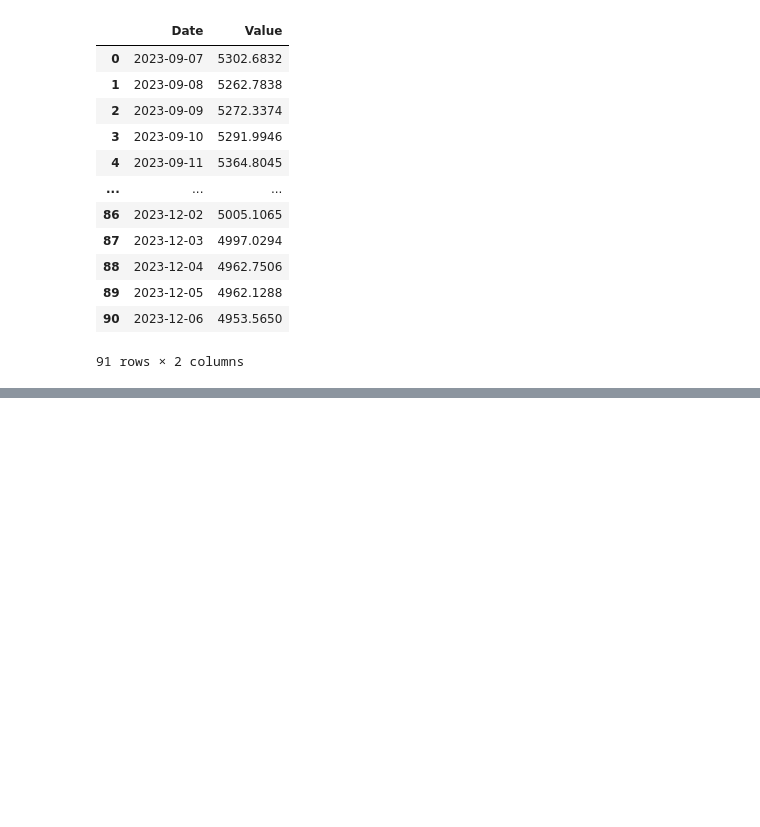
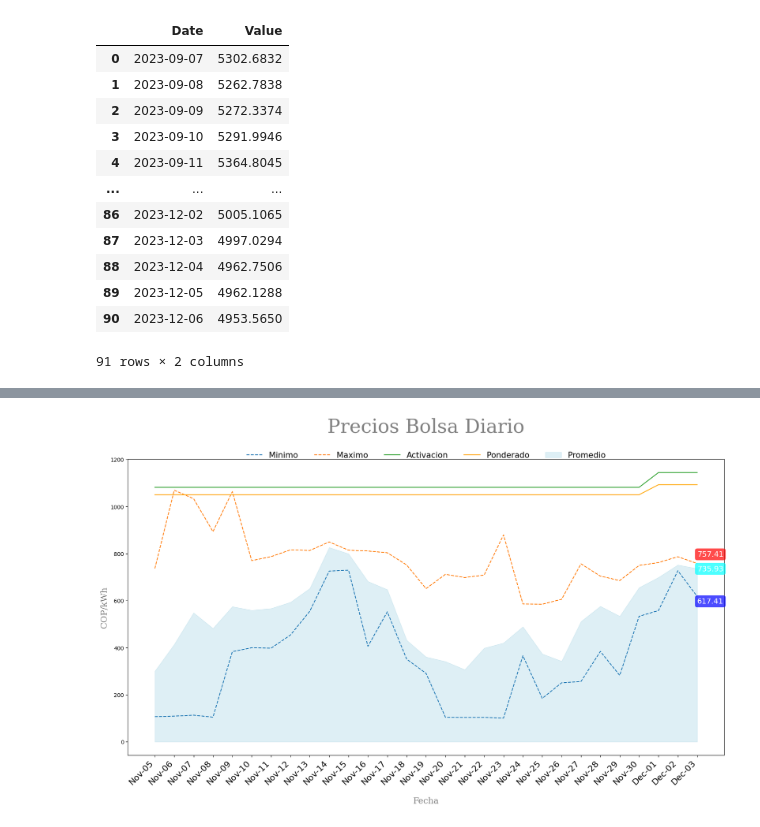
Before and after one commit to Vespidboss243/Graficas-MEM, a Jupyter notebook: graficas_definitivo.ipynb, the cells around one changed output, grey strips where cells are left out. Drawn from its saved outputs; the diff is of its cells as text; code cells hidden in the pictures; blank space fills up the shorter version.

```diff
--- a/graficas_definitivo.ipynb
+++ b/graficas_definitivo.ipynb
@@ -661,0 +786,4 @@ plt.show()
+# %%
+max = df_precios.max(axis=1,numeric_only=True)
+min = df_precios.min(axis=1,numeric_only=True)
+prom = df_precios.mean(axis=1,numeric_only=True)
@@ -661,0 +812,7 @@ plt.show()
+# %%
+objetoAPI = pydataxm.ReadDB()
+df_Activacion = objetoAPI.request_data(
+                        "PrecEscaAct",
+                        "Sistema",
+                        dt.date(2023,11,5),
+                        dt.date(2023,12,3))
@@ -661,0 +841,7 @@ plt.show()
+# %%
+objetoAPI = pydataxm.ReadDB()
+df_Ponderado = objetoAPI.request_data(
+                        "PrecEscaPon",
+                        "Sistema",
+                        dt.date(2023,11,5),
+                        dt.date(2023,12,3))
@@ -661,0 +868,47 @@ plt.show()
+# %%
+fecha = pd.to_datetime(df_demanda['Date'], format="%Y-%m-%d %H:%M:%S")
+
+# Crear una nueva columna 'fecha_formateada' con el nuevo formato
+x= fecha.dt.strftime("%b-%d")
+
+
+#x=df_demanda['Date']
+#porcentaje =  round(((prom.iloc[-1] - min.iloc[-1])/prom.iloc[-1])*100,2)
+
+#porcentaje =  round(((min.iloc[-1]*100)/prom.iloc[-1]),2)
+fig, ax = plt.subplots(1, 1, figsize=(20,10))
+
+ax.plot(x,min,label='Minimo',linestyle='--')
+ax.plot(x,max,label='Maximo',linestyle='--')
+ax.plot(x,df_Activacion['Value'],label='Activacion')
+ax.plot(x,df_Ponderado['Value'],label='Ponderado',color='orange')
+ax.set_title('Precios Bolsa Diario', fontsize=36,fontfamily='serif',pad=50,color='gray',loc='center')
+ax.fill_between(x, prom, color='lightblue', alpha=0.4,label='Promedio')
+ax.set_xticks(x)
+ax.set_xticklabels(x, rotation=45, ha='right',fontsize=16)
+
+
+ax.text(x.iloc[-1], max.iloc[-1]+30,round(max.iloc[-1],2),bbox=dict(facecolor='red', alpha=0.7,boxstyle='round',edgecolor='none'),color='white',fontsize=14)
+ax.text(x.iloc[-1], prom.iloc[-1]-10,round(prom.iloc[-1],2),bbox=dict(facecolor='cyan', alpha=0.7,boxstyle='round',edgecolor='none'),color='white',fontsize=14)
+ax.text(x.iloc[-1], min.iloc[-1]-30,round(min.iloc[-1],2),bbox=dict(facecolor='blue', alpha=0.7,boxstyle='round',edgecolor='none'),color='white',fontsize=14)
+#plt.text(x.iloc[1], 100,f' El minimo hoy es {round(min.iloc[-1],2)}$',color='b',fontfamily='serif',fontsize=22)
+#plt.text(x.iloc[1], 200,f' El maximo hoy es {round(max.iloc[-1],2)}$',color='r',fontfamily='serif',fontsize=22)
+#plt.text(x.iloc[-15], 1000,f' El minimo esta {porcentaje}% con respecto al promedio {round(prom.iloc[-1],2)}$',color='orange',fontfamily='serif',fontsize=22)
+#plt.text(x.iloc[1], 300,f' El promedio hoy es {round(prom.iloc[-1],2)}',color='lightblue',fontfamily='serif',fontsize=22)
+
+
+ax.set_xlabel('Fecha',labelpad=20,fontsize=16,fontfamily='serif',color='gray')
+ax.set_ylabel('COP/kWh',fontsize=16,fontfamily='serif',color='gray')
+ax.legend(loc='upper center', fontsize=15,bbox_to_anchor=(0.5, 1.05), frameon=False,ncol=5)
+
+
+img = Image.open('Logo Rectangular SFE.jpg')
+
+size = (240, 110)
+img = img.resize(size)
+
+fig.figimage(img, 100, 1150, alpha=0.4)
+
+plt.show()
+# %% [output]
+[figure, added]
```
Also changed, not shown: parts of 87 cells of this notebook.
